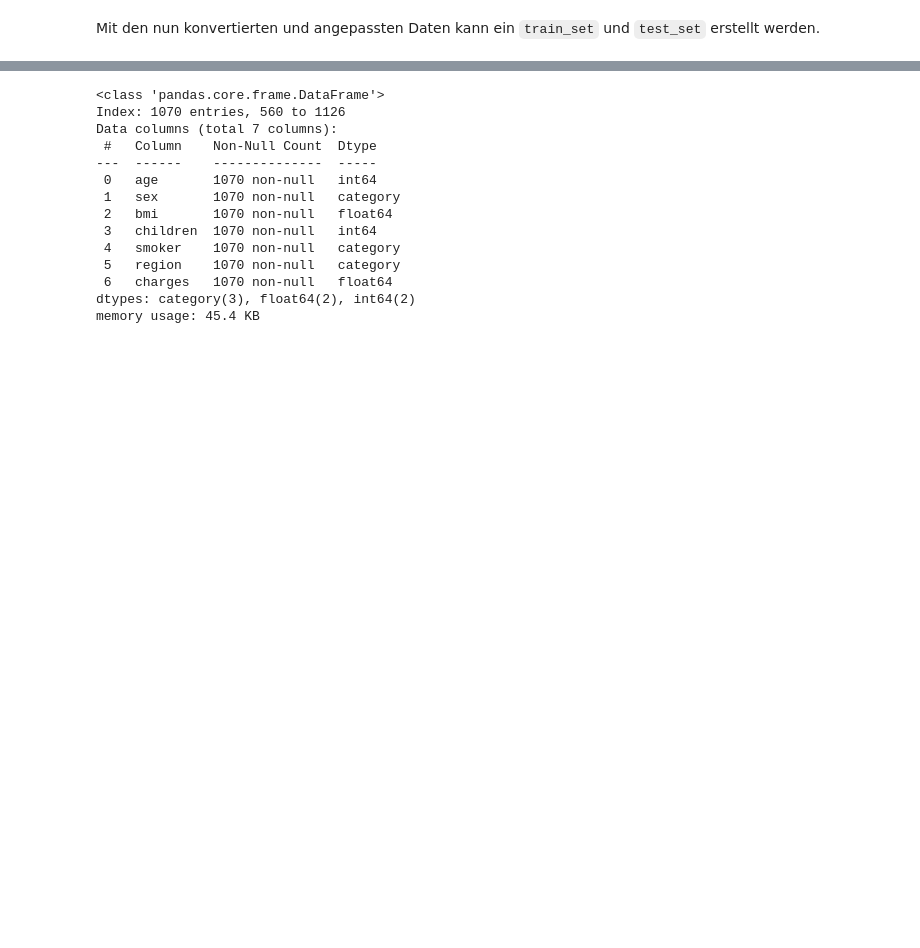
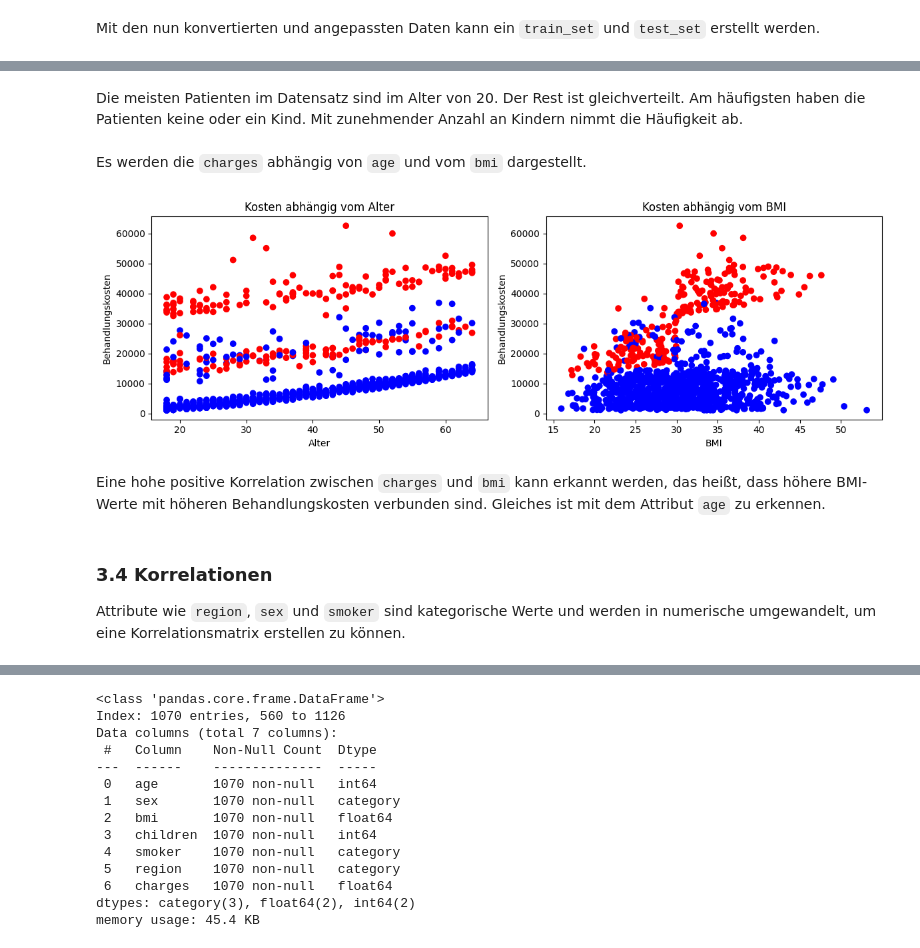
Before and after one commit to raaamk/ML_SoSe24, a Jupyter notebook: src/Assignments/Group Project/Medical Treatment Cost Estimation.ipynb, the cells around one changed output, grey strips where cells are left out. Cells and saved outputs as stored; diff of their text form; code cells hidden in the pictures; blank space fills up the shorter version.

```diff
--- a/src/Assignments/Group Project/Medical Treatment Cost Estimation.ipynb
+++ b/src/Assignments/Group Project/Medical Treatment Cost Estimation.ipynb
@@ -298 +384,29 @@ NameError: name 'combined_training_plot' is not defined
+# %% [markdown]
+Die meisten Patienten im Datensatz sind im Alter von 20. Der Rest ist gleichverteilt. Am häufigsten haben die Patienten keine oder ein Kind. Mit zunehmender Anzahl an Kindern nimmt die Häufigkeit ab.
+# %% [markdown]
+Es werden die `charges` abhängig von `age` und vom `bmi` dargestellt.
+# %%
+fig3, (ax1, ax2) = plt.subplots(1, 2, figsize=(12, 4))
+
+
+scatter1 = ax1.scatter(train_set_explore['age'], train_set_explore['charges'], c=train_set_explore['smoker'].map({'yes': 'red', 'no': 'blue'}))
+ax1.set_title('Kosten abhängig vom Alter')
+ax1.set_xlabel('Alter')
+ax1.set_ylabel('Behandlungskosten')
+
+ax2.scatter(train_set_explore['bmi'], train_set_explore['charges'], c=train_set_explore['smoker'].map({'yes': 'red', 'no': 'blue'}))
+ax2.set_title('Kosten abhängig vom BMI')
+ax2.set_xlabel('BMI')
+ax2.set_ylabel('Behandlungskosten')
+
+plt.tight_layout()
+plt.show()
+# %% [output]
+[figure, added]
+# %% [markdown]
+Eine hohe positive Korrelation zwischen `charges` und `bmi` kann erkannt werden, das heißt, dass höhere BMI-Werte mit höheren Behandlungskosten verbunden sind. Gleiches ist mit dem Attribut `age` zu erkennen.
+# %% [markdown]
+### 3.4 Korrelationen
+
+Attribute wie `region`, `sex` und `smoker` sind kategorische Werte und werden in numerische umgewandelt, um eine Korrelationsmatrix erstellen zu können.
 # %%
```
Also changed, not shown: parts of 124 cells of this notebook.
